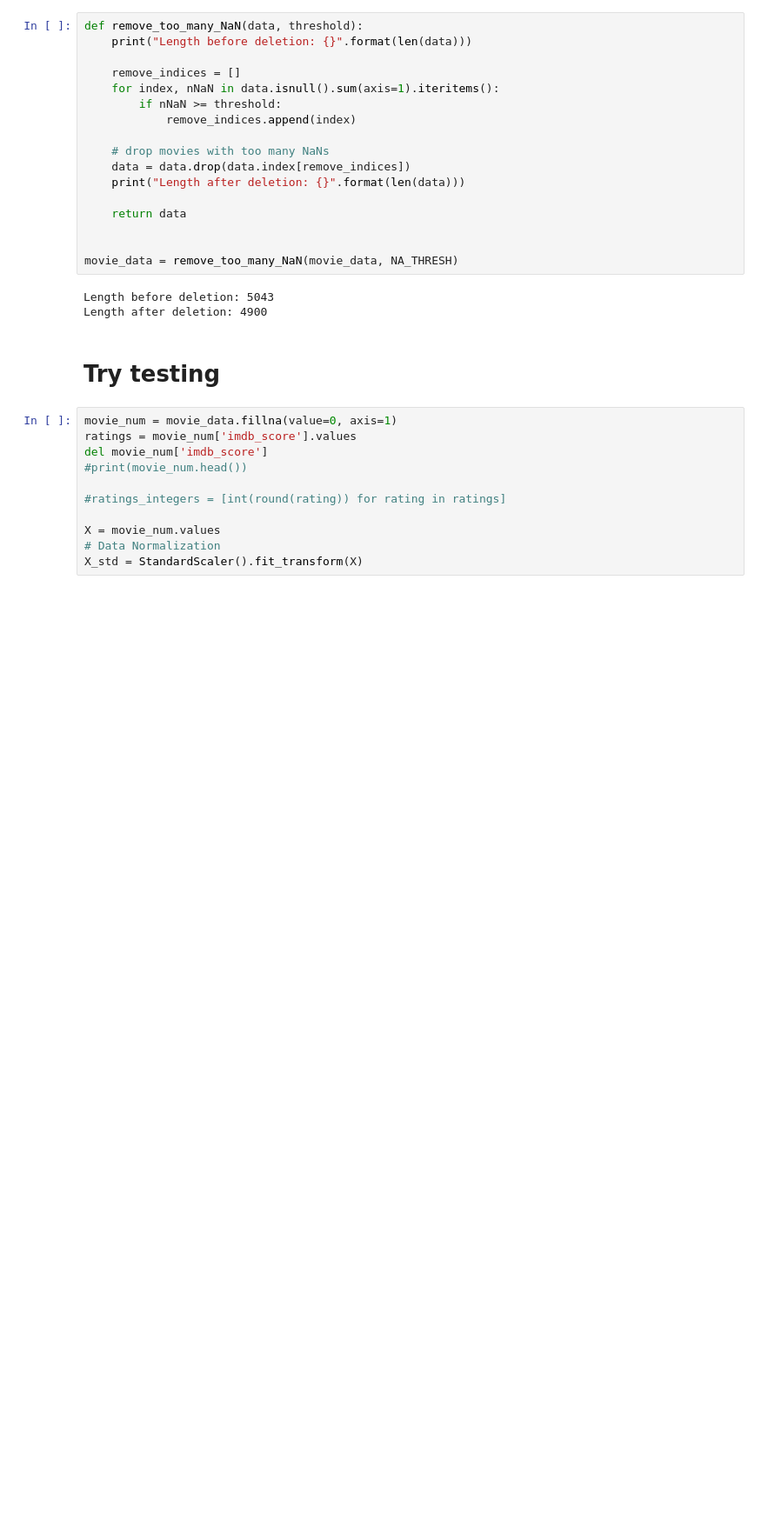
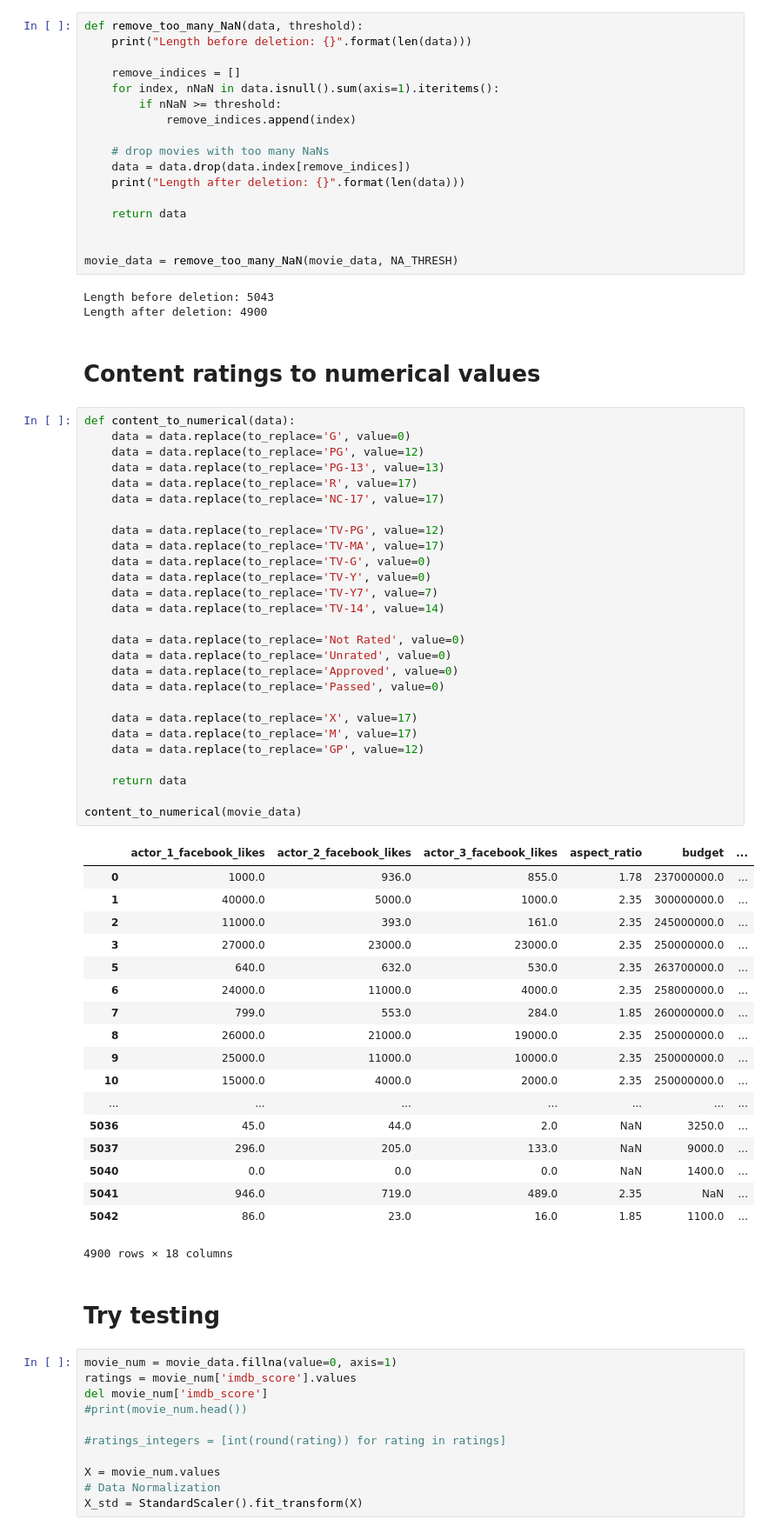
Before and after one commit to jier/LerenBeslissen, a Jupyter notebook: carloKaggle.ipynb, the cells around one changed output. Shown at 87% size. Drawn from its saved outputs; the diff is of its cells as text; blank space fills up the shorter version.

Commit message:
added content rating stuff back in

```diff
--- a/carloKaggle.ipynb
+++ b/carloKaggle.ipynb
@@ -69,6 +69,54 @@ movie_data = remove_too_many_NaN(movie_data, NA_THRESH)
 # %% [output]
 Length before deletion: 5043
 Length after deletion: 4900
+# %% [markdown]
+# Content ratings to numerical values
+# %%
+def content_to_numerical(data):
+    data = data.replace(to_replace='G', value=0)
+    data = data.replace(to_replace='PG', value=12)
+    data = data.replace(to_replace='PG-13', value=13)
+    data = data.replace(to_replace='R', value=17)
+    data = data.replace(to_replace='NC-17', value=17)
+
+    data = data.replace(to_replace='TV-PG', value=12)
+    data = data.replace(to_replace='TV-MA', value=17)
+    data = data.replace(to_replace='TV-G', value=0)
+    data = data.replace(to_replace='TV-Y', value=0)
+    data = data.replace(to_replace='TV-Y7', value=7)
+    data = data.replace(to_replace='TV-14', value=14)
+
+    data = data.replace(to_replace='Not Rated', value=0)
+    data = data.replace(to_replace='Unrated', value=0)
+    data = data.replace(to_replace='Approved', value=0)
+    data = data.replace(to_replace='Passed', value=0)
+
+    data = data.replace(to_replace='X', value=17)
+    data = data.replace(to_replace='M', value=17)
+    data = data.replace(to_replace='GP', value=12)
+
+    return data
+
+content_to_numerical(movie_data)
+# %% [output]
+|  | actor_1_facebook_likes | actor_2_facebook_likes | actor_3_facebook_likes | aspect_ratio | budget | ... |
+| 0 | 1000.0 | 936.0 | 855.0 | 1.78 | 237000000.0 | ... |
+| 1 | 40000.0 | 5000.0 | 1000.0 | 2.35 | 300000000.0 | ... |
+| 2 | 11000.0 | 393.0 | 161.0 | 2.35 | 245000000.0 | ... |
+| 3 | 27000.0 | 23000.0 | 23000.0 | 2.35 | 250000000.0 | ... |
+| 5 | 640.0 | 632.0 | 530.0 | 2.35 | 263700000.0 | ... |
+| 6 | 24000.0 | 11000.0 | 4000.0 | 2.35 | 258000000.0 | ... |
+| 7 | 799.0 | 553.0 | 284.0 | 1.85 | 260000000.0 | ... |
+| 8 | 26000.0 | 21000.0 | 19000.0 | 2.35 | 250000000.0 | ... |
+| 9 | 25000.0 | 11000.0 | 10000.0 | 2.35 | 250000000.0 | ... |
+| 10 | 15000.0 | 4000.0 | 2000.0 | 2.35 | 250000000.0 | ... |
+| ... | ... | ... | ... | ... | ... | ... |
+| 5036 | 45.0 | 44.0 | 2.0 | NaN | 3250.0 | ... |
+| 5037 | 296.0 | 205.0 | 133.0 | NaN | 9000.0 | ... |
+| 5040 | 0.0 | 0.0 | 0.0 | NaN | 1400.0 | ... |
+| 5041 | 946.0 | 719.0 | 489.0 | 2.35 | NaN | ... |
+| 5042 | 86.0 | 23.0 | 16.0 | 1.85 | 1100.0 | ... |
+4900 rows × 18 columns
 # %% [markdown]
 # Try testing
 # %%
```
Also changed, not shown: parts of 1 cell of this notebook.
